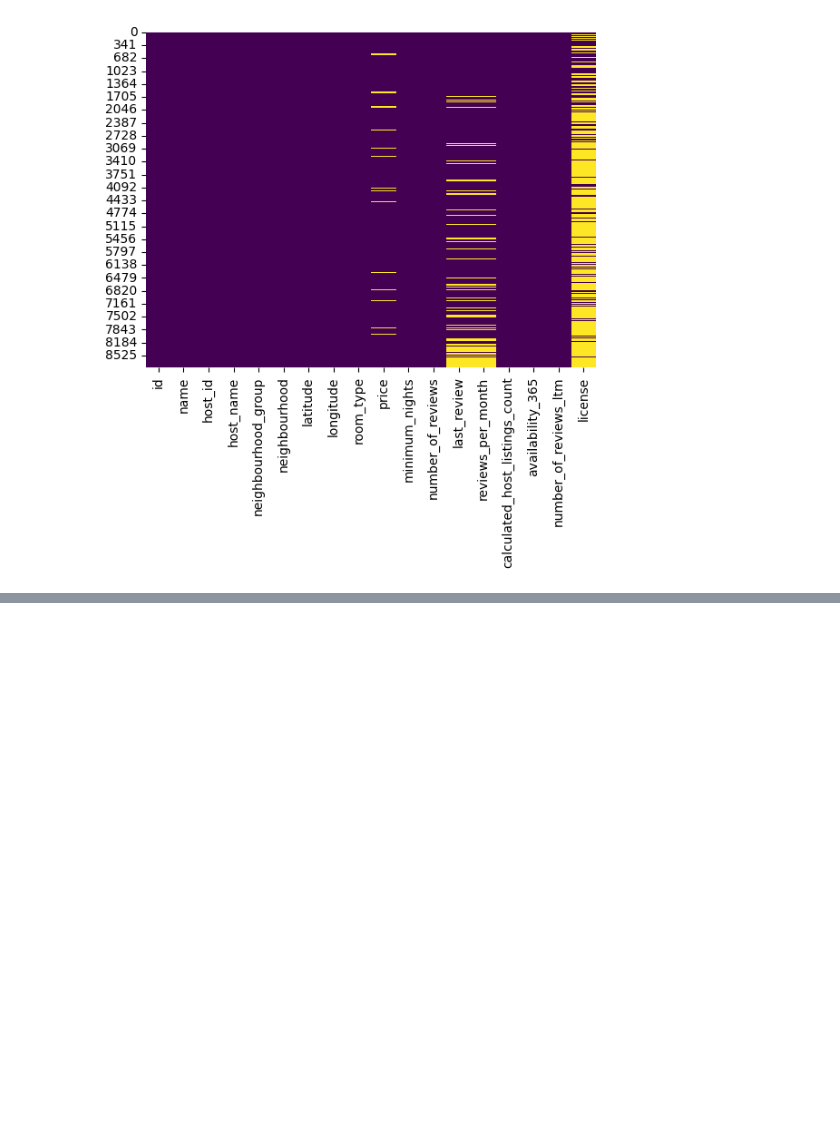
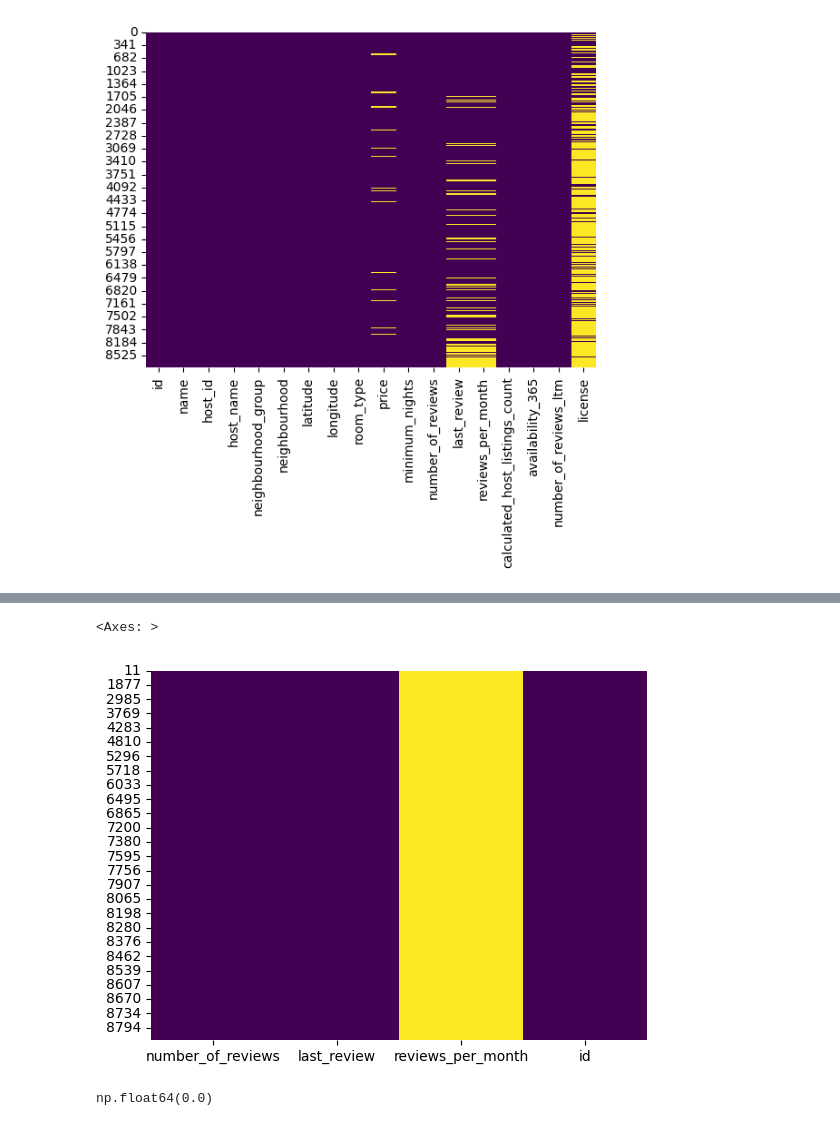
Before and after one commit to vfpomer/Analisis-de-inversion-inmobiliario, a Jupyter notebook: notebooks/valencia.ipynb, the cells around one changed output, grey strips where cells are left out. Drawn from its saved outputs; the diff is of its cells as text; code cells hidden in the pictures; blank space fills up the shorter version.

```diff
--- a/notebooks/valencia.ipynb
+++ b/notebooks/valencia.ipynb
@@ -179,0 +187,5 @@ sns.heatmap(df.isnull(), cbar=False, cmap='viridis') #visualiza los valores nulo
+# %%
+df_nuevo_valencia = df_nuevo_valencia[['number_of_reviews', 'last_review', 'reviews_per_month','id']]
+# %%
+df_nuevo_valencia = df_nuevo_valencia[df_nuevo_valencia['last_review'].isnull()]
+df_nuevo_valencia
@@ -179,0 +206,7 @@ sns.heatmap(df.isnull(), cbar=False, cmap='viridis') #visualiza los valores nulo
+# %%
+df_nuevo_valencia['last_review'] = pd.to_datetime(df_nuevo_valencia['last_review'], errors='coerce')
+# %%
+#Rellenar los valores nulos con una fecha por defecto,
+df_nuevo_valencia['last_review'] = pd.to_datetime(df_nuevo_valencia['last_review'])  # Asegura el tipo datetime
+latest_date = df_nuevo_valencia['last_review'].max()
+df_nuevo_valencia['last_review'] = df_nuevo_valencia['last_review'].fillna('2000-01-01')
@@ -179,0 +263,11 @@ sns.heatmap(df.isnull(), cbar=False, cmap='viridis') #visualiza los valores nulo
+# %%
+sns.heatmap(df_nuevo_valencia.isnull(), cbar=False, cmap='viridis') #visualiza los valores nulos
+# %% [output]
+<Axes: >
+[figure, added]
+# %%
+#Tratar nulos como 0 antes de sumar
+
+df_nuevo_valencia['reviews_per_month'].fillna(0).sum()
+# %% [output]
+np.float64(0.0)
```
Also changed, not shown: parts of 12 cells of this notebook, 1 other file.
